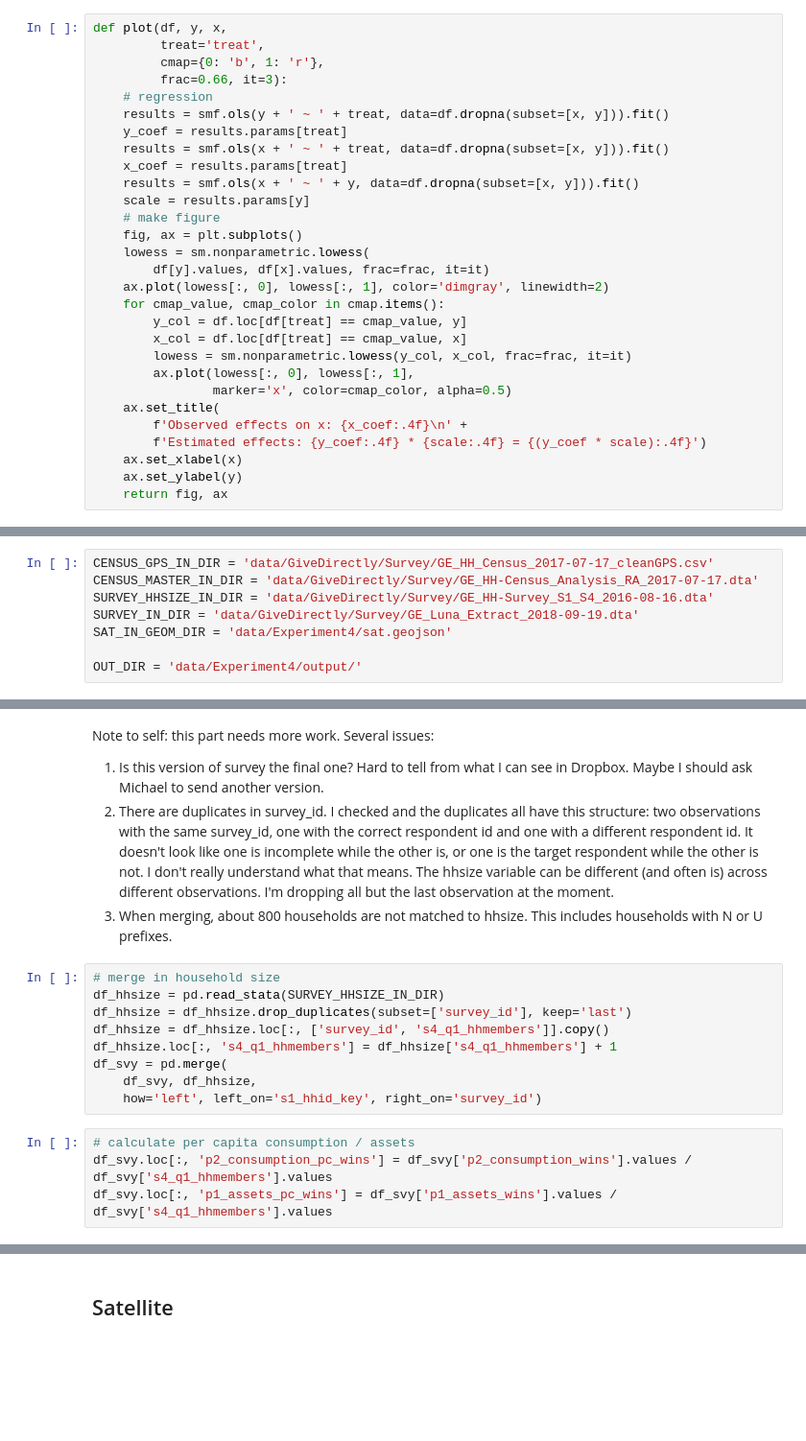
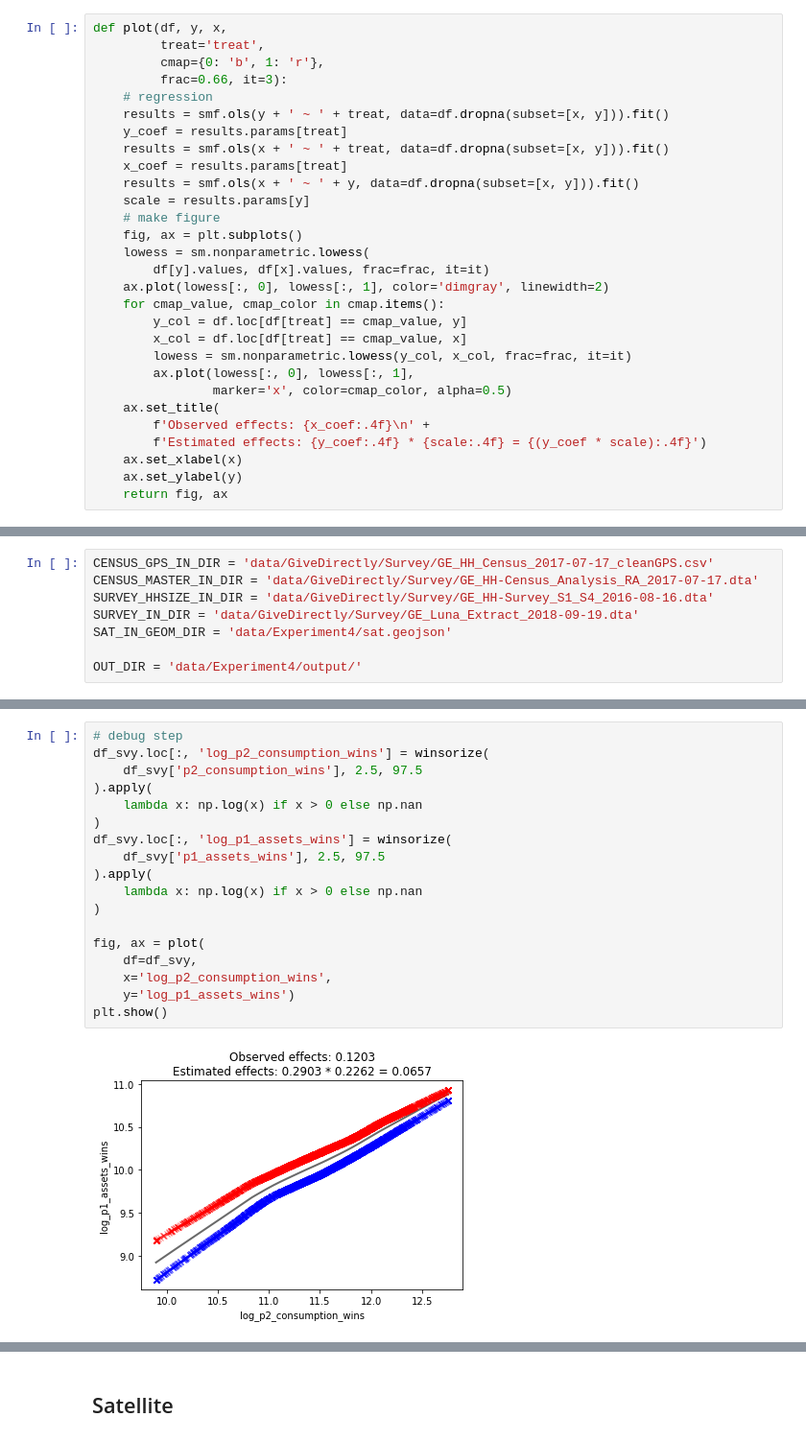
Before and after one commit to luna983/beyond-nightlight, a Jupyter notebook: exp4_step9_RegressHousehold.ipynb, the cells around one changed output, grey strips where cells are left out. Shown: that part at 96% size. Drawn from its saved outputs; the diff is of its cells as text; blank space fills up the shorter version.

```diff
--- a/exp4_step9_RegressHousehold.ipynb
+++ b/exp4_step9_RegressHousehold.ipynb
@@ -59,7 +59,7 @@ def plot(df, y, x,
         ax.plot(lowess[:, 0], lowess[:, 1],
                 marker='x', color=cmap_color, alpha=0.5)
     ax.set_title(
-        f'Observed effects on x: {x_coef:.4f}\n' +
+        f'Observed effects: {x_coef:.4f}\n' +
         f'Estimated effects: {y_coef:.4f} * {scale:.4f} = {(y_coef * scale):.4f}')
     ax.set_xlabel(x)
     ax.set_ylabel(y)
@@ -104,22 +114,23 @@ df_svy = df_svy.loc[:, [
-# %% [markdown]
-Note to self: this part needs more work. Several issues:
-
-1. Is this version of survey the final one? Hard to tell from what I can see in Dropbox. Maybe I should ask Michael to send another version.
-2. There are duplicates in survey_id. I checked and the duplicates all have this structure: two observations with the same survey_id, one with the correct respondent id and one with a different respondent id. It doesn't look like one is incomplete while the other is, or one is the target respondent while the other is not. I don't really understand what that means. The hhsize variable can be different (and often is) across different observations. I'm dropping all but the last observation at the moment.
-3. When merging, about 800 households are not matched to hhsize. This includes households with N or U prefixes.
-# %%
-# merge in household size
-df_hhsize = pd.read_stata(SURVEY_HHSIZE_IN_DIR)
-df_hhsize = df_hhsize.drop_duplicates(subset=['survey_id'], keep='last')
-df_hhsize = df_hhsize.loc[:, ['survey_id', 's4_q1_hhmembers']].copy()
-df_hhsize.loc[:, 's4_q1_hhmembers'] = df_hhsize['s4_q1_hhmembers'] + 1
-df_svy = pd.merge(
-    df_svy, df_hhsize,
-    how='left', left_on='s1_hhid_key', right_on='survey_id')
-# %%
-# calculate per capita consumption / assets
-df_svy.loc[:, 'p2_consumption_pc_wins'] = df_svy['p2_consumption_wins'].values / df_svy['s4_q1_hhmembers'].values
-df_svy.loc[:, 'p1_assets_pc_wins'] = df_svy['p1_assets_wins'].values / df_svy['s4_q1_hhmembers'].values
+# %%
+# debug step
+df_svy.loc[:, 'log_p2_consumption_wins'] = winsorize(
+    df_svy['p2_consumption_wins'], 2.5, 97.5
+).apply(
+    lambda x: np.log(x) if x > 0 else np.nan
+)
+df_svy.loc[:, 'log_p1_assets_wins'] = winsorize(
+    df_svy['p1_assets_wins'], 2.5, 97.5
+).apply(
+    lambda x: np.log(x) if x > 0 else np.nan
+)
+
+fig, ax = plot(
+    df=df_svy,
+    x='log_p2_consumption_wins',
+    y='log_p1_assets_wins')
+plt.show()
+# %% [output]
+[figure, added]
 # %%
 fig, ax = plot(
     df=df_svy,
```
Also changed, not shown: parts of 63 cells of this notebook.
